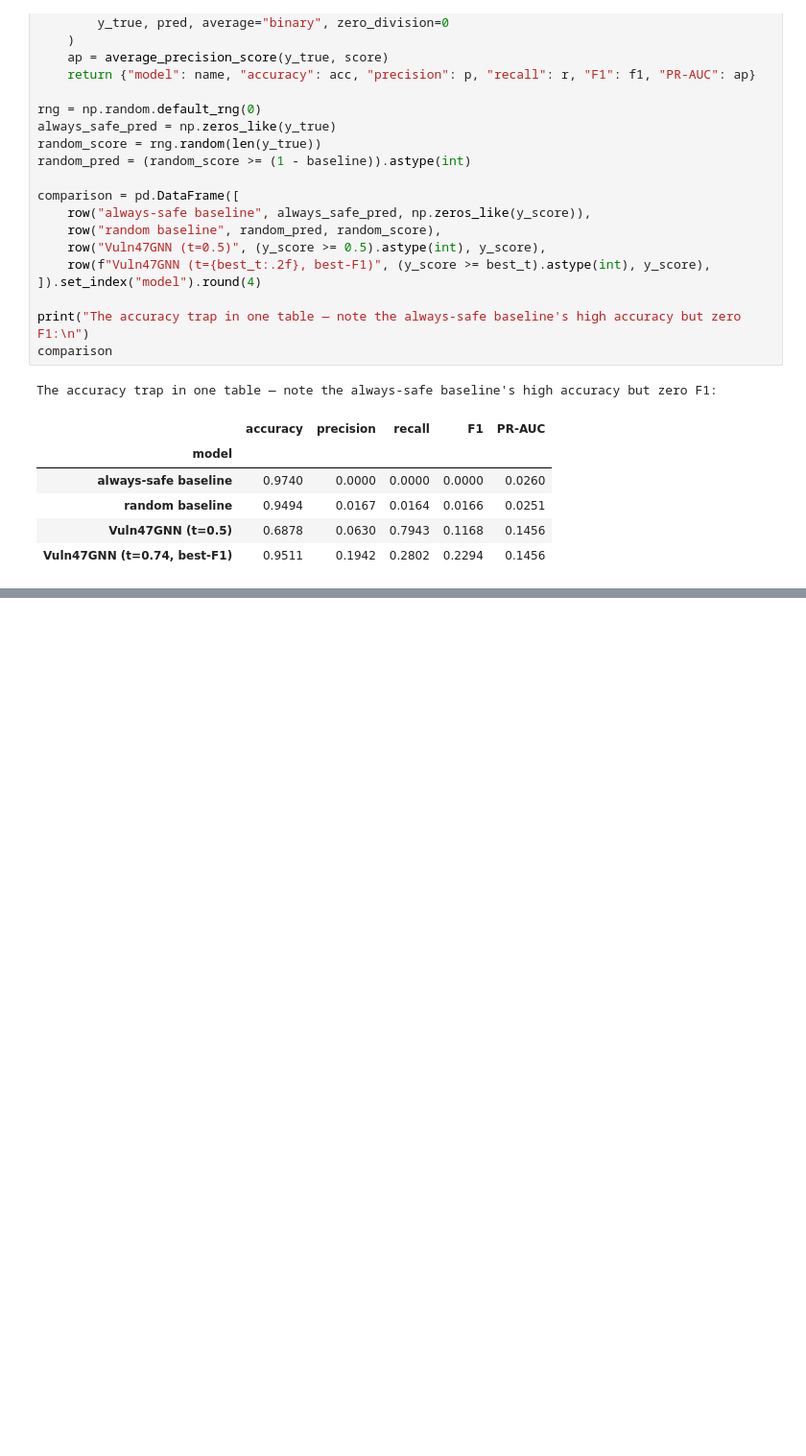
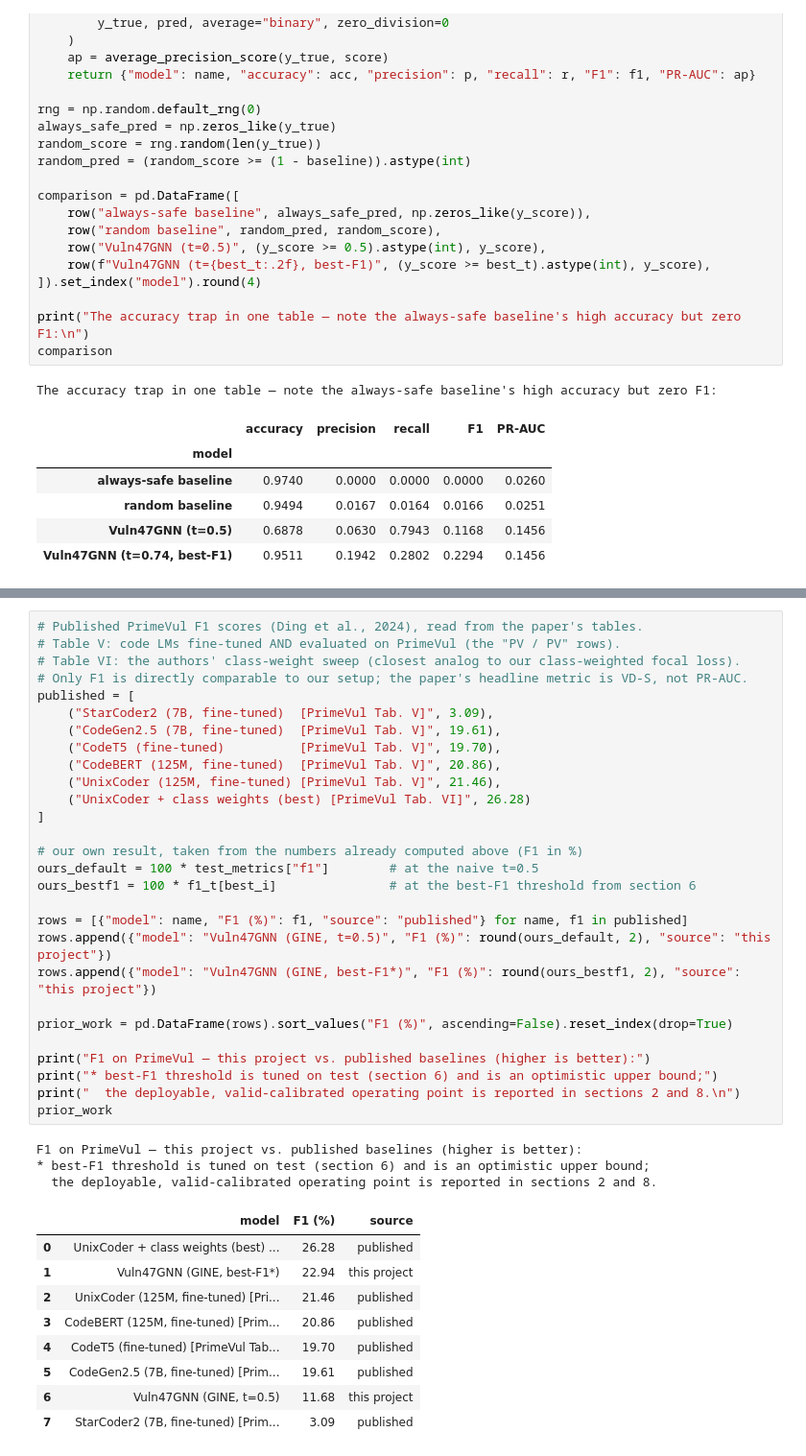
Before and after one commit to ba1chev/Vuln47, a Jupyter notebook: notebooks/04_model_testing.ipynb, the cells around one changed output, grey strips where cells are left out. Shown at 96% size. Saved outputs shown, nothing was run; the diff lists cells and outputs as text; blank space fills up the shorter version.

Commit message:
Added a quantitative F1 comparison against published PrimeVul baselines

```diff
--- a/notebooks/04_model_testing.ipynb
+++ b/notebooks/04_model_testing.ipynb
@@ -318 +331,42 @@ The accuracy trap in one table — note the always-safe baseline's high accuracy
+# %%
+# Published PrimeVul F1 scores (Ding et al., 2024), read from the paper's tables.
+# Table V: code LMs fine-tuned AND evaluated on PrimeVul (the "PV / PV" rows).
+# Table VI: the authors' class-weight sweep (closest analog to our class-weighted focal loss).
+# Only F1 is directly comparable to our setup; the paper's headline metric is VD-S, not PR-AUC.
+published = [
+    ("StarCoder2 (7B, fine-tuned)  [PrimeVul Tab. V]", 3.09),
+    ("CodeGen2.5 (7B, fine-tuned)  [PrimeVul Tab. V]", 19.61),
+    ("CodeT5 (fine-tuned)          [PrimeVul Tab. V]", 19.70),
+    ("CodeBERT (125M, fine-tuned)  [PrimeVul Tab. V]", 20.86),
+    ("UnixCoder (125M, fine-tuned) [PrimeVul Tab. V]", 21.46),
+    ("UnixCoder + class weights (best) [PrimeVul Tab. VI]", 26.28)
+]
+
+# our own result, taken from the numbers already computed above (F1 in %)
+ours_default = 100 * test_metrics["f1"]        # at the naive t=0.5
+ours_bestf1 = 100 * f1_t[best_i]               # at the best-F1 threshold from section 6
+
+rows = [{"model": name, "F1 (%)": f1, "source": "published"} for name, f1 in published]
+rows.append({"model": "Vuln47GNN (GINE, t=0.5)", "F1 (%)": round(ours_default, 2), "source": "this project"})
+rows.append({"model": "Vuln47GNN (GINE, best-F1*)", "F1 (%)": round(ours_bestf1, 2), "source": "this project"})
+
+prior_work = pd.DataFrame(rows).sort_values("F1 (%)", ascending=False).reset_index(drop=True)
+
+print("F1 on PrimeVul — this project vs. published baselines (higher is better):")
+print("* best-F1 threshold is tuned on test (section 6) and is an optimistic upper bound;")
+print("  the deployable, valid-calibrated operating point is reported in sections 2 and 8.\n")
+prior_work
+# %% [output]
+F1 on PrimeVul — this project vs. published baselines (higher is better):
+* best-F1 threshold is tuned on test (section 6) and is an optimistic upper bound;
+  the deployable, valid-calibrated operating point is reported in sections 2 and 8.
+|  | model | F1 (%) | source |
+| 0 | UnixCoder + class weights (best) ... | 26.28 | published |
+| 1 | Vuln47GNN (GINE, best-F1*) | 22.94 | this project |
+| 2 | UnixCoder (125M, fine-tuned) [Pri... | 21.46 | published |
+| 3 | CodeBERT (125M, fine-tuned) [Prim... | 20.86 | published |
+| 4 | CodeT5 (fine-tuned) [PrimeVul Tab... | 19.70 | published |
+| 5 | CodeGen2.5 (7B, fine-tuned) [Prim... | 19.61 | published |
+| 6 | Vuln47GNN (GINE, t=0.5) | 11.68 | this project |
+| 7 | StarCoder2 (7B, fine-tuned) [Prim... | 3.09 | published |
 # %% [markdown]
```
Also changed, not shown: parts of 3 cells of this notebook.
